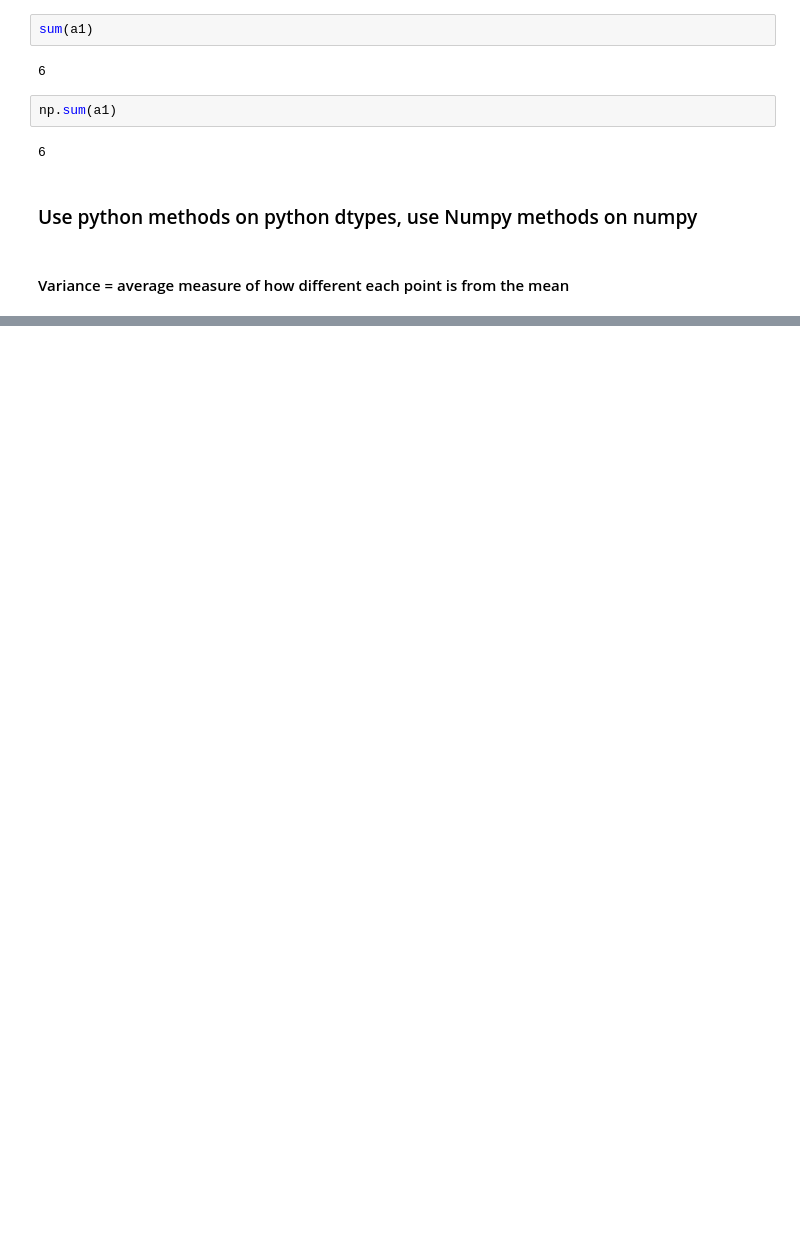
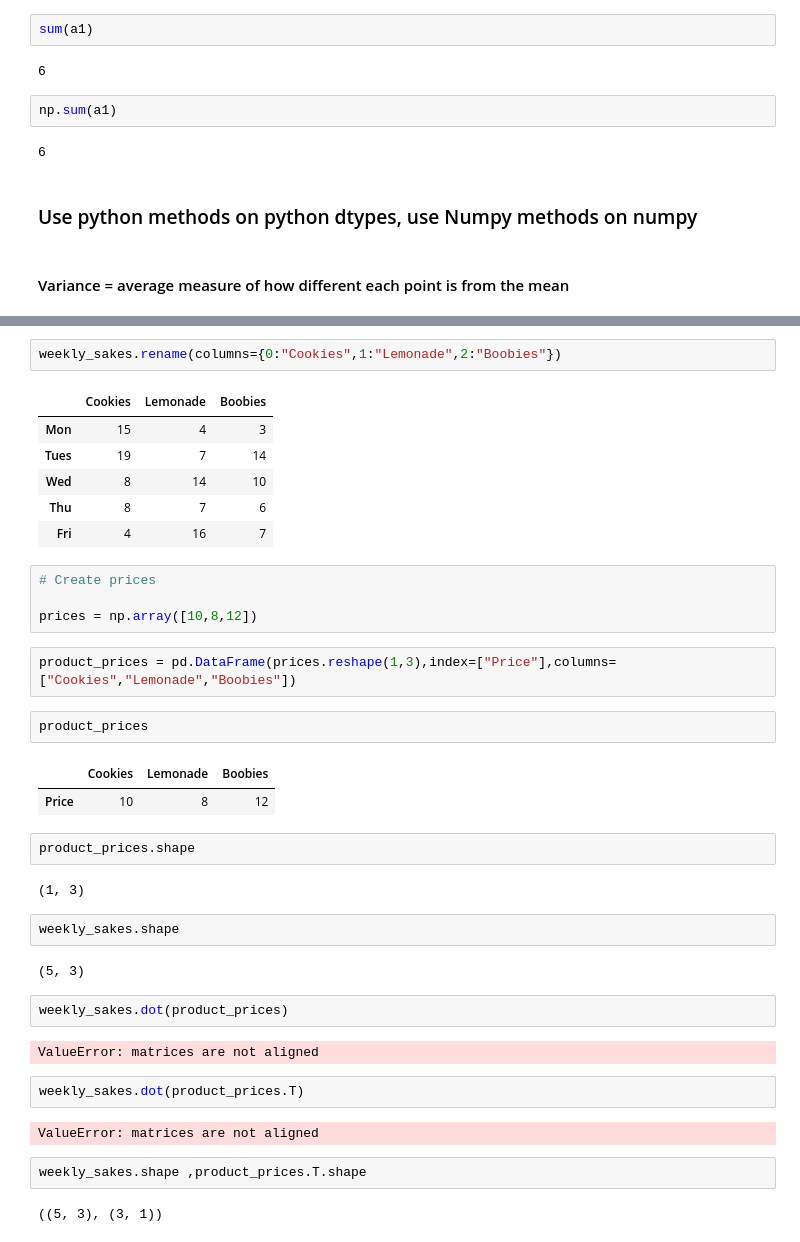
Before and after one commit to B-Rabbit7/machine-learning-101, a Jupyter notebook: Numpy/Numpy101.ipynb, the cells around one changed output, grey strips where cells are left out. Cells and saved outputs as stored; diff of their text form; blank space fills up the shorter version.

```diff
--- a/Numpy/Numpy101.ipynb
+++ b/Numpy/Numpy101.ipynb
@@ -202,0 +329,40 @@ np.sum(a1)
+# %%
+weekly_sakes.rename(columns={0:"Cookies",1:"Lemonade",2:"Boobies"})
+# %% [output]
+|  | Cookies | Lemonade | Boobies |
+| Mon | 15 | 4 | 3 |
+| Tues | 19 | 7 | 14 |
+| Wed | 8 | 14 | 10 |
+| Thu | 8 | 7 | 6 |
+| Fri | 4 | 16 | 7 |
+# %%
+# Create prices
+
+prices = np.array([10,8,12])
+# %%
+product_prices = pd.DataFrame(prices.reshape(1,3),index=["Price"],columns=["Cookies","Lemonade","Boobies"])
+# %%
+product_prices
+# %% [output]
+|  | Cookies | Lemonade | Boobies |
+| Price | 10 | 8 | 12 |
+# %%
+product_prices.shape
+# %% [output]
+(1, 3)
+# %%
+weekly_sakes.shape
+# %% [output]
+(5, 3)
+# %%
+weekly_sakes.dot(product_prices)
+# %% [output]
+ValueError: matrices are not aligned
+# %%
+weekly_sakes.dot(product_prices.T)
+# %% [output]
+ValueError: matrices are not aligned
+# %%
+weekly_sakes.shape ,product_prices.T.shape
+# %% [output]
+((5, 3), (3, 1))
```
Also changed, not shown: parts of 101 cells of this notebook, 11 other files.
